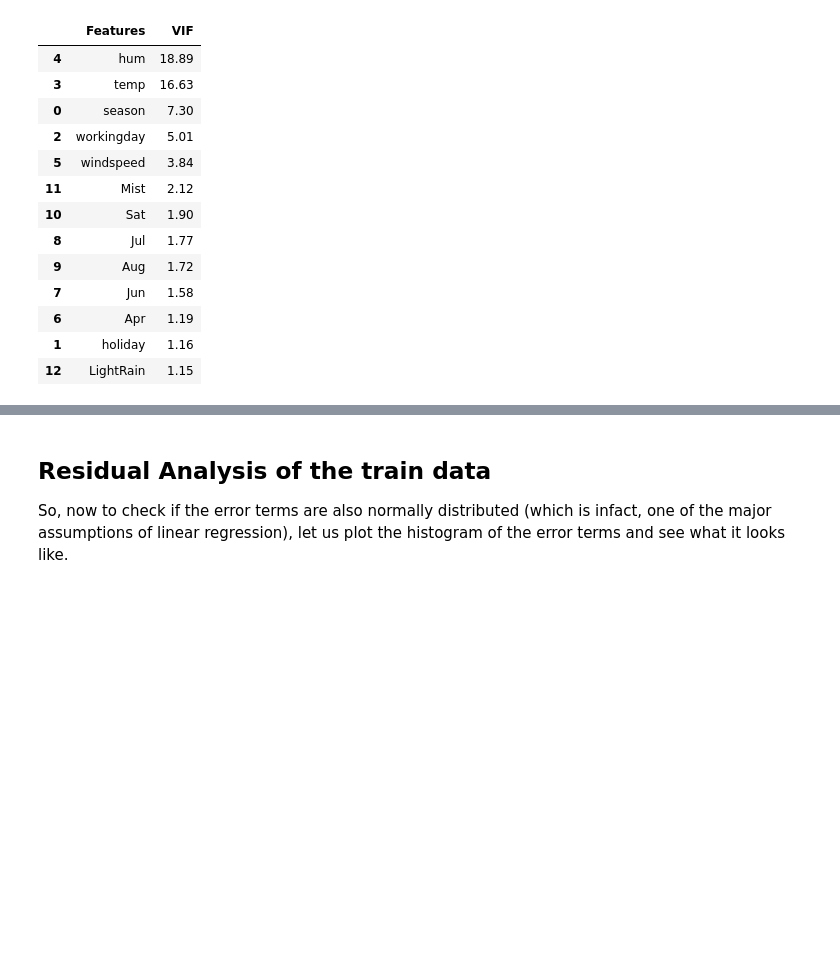
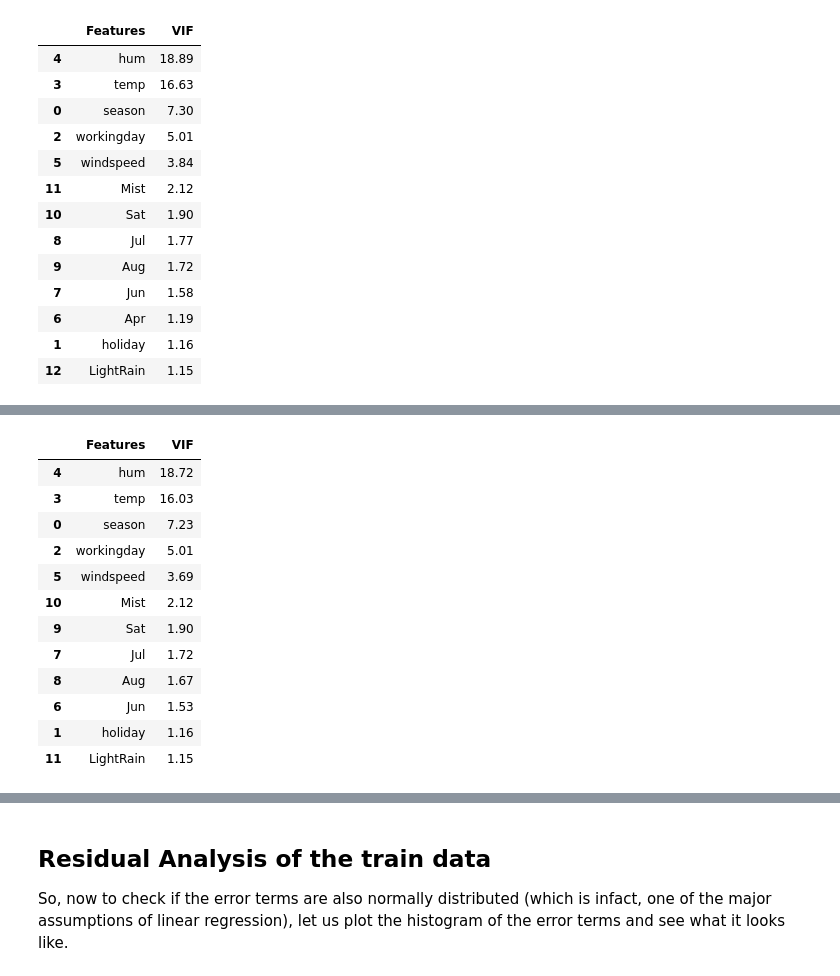
Before and after one commit to KunalBhosale/BikeSharingDemandCaseStudy, a Jupyter notebook: BikeSharing.ipynb, the cells around one changed output, grey strips where cells are left out. Cells and saved outputs as stored; diff of their text form; code cells hidden in the pictures; blank space fills up the shorter version.

```diff
--- a/BikeSharing.ipynb
+++ b/BikeSharing.ipynb
@@ -409,3 +409,29 @@ Covariance Type:            nonrobust
 
 Notes:
 [1] Standard Errors assume that the covariance matrix of the errors is correctly specified.
+# %%
+# Calculate the VIFs for the new model
+from statsmodels.stats.outliers_influence import variance_inflation_factor
+
+vif = pd.DataFrame()
+#X_train_new = X_train_rfe
+X = X_train_new
+vif['Features'] = X.columns
+vif['VIF'] = [variance_inflation_factor(X.values, i) for i in range(X.shape[1])]
+vif['VIF'] = round(vif['VIF'], 2)
+vif = vif.sort_values(by = "VIF", ascending = False)
+vif
+# %% [output]
+|  | Features | VIF |
+| 4 | hum | 18.72 |
+| 3 | temp | 16.03 |
+| 0 | season | 7.23 |
+| 2 | workingday | 5.01 |
+| 5 | windspeed | 3.69 |
+| 10 | Mist | 2.12 |
+| 9 | Sat | 1.90 |
+| 7 | Jul | 1.72 |
+| 8 | Aug | 1.67 |
+| 6 | Jun | 1.53 |
+| 1 | holiday | 1.16 |
+| 11 | LightRain | 1.15 |
```
Also changed, not shown: parts of 11 cells of this notebook, 1 other file.
